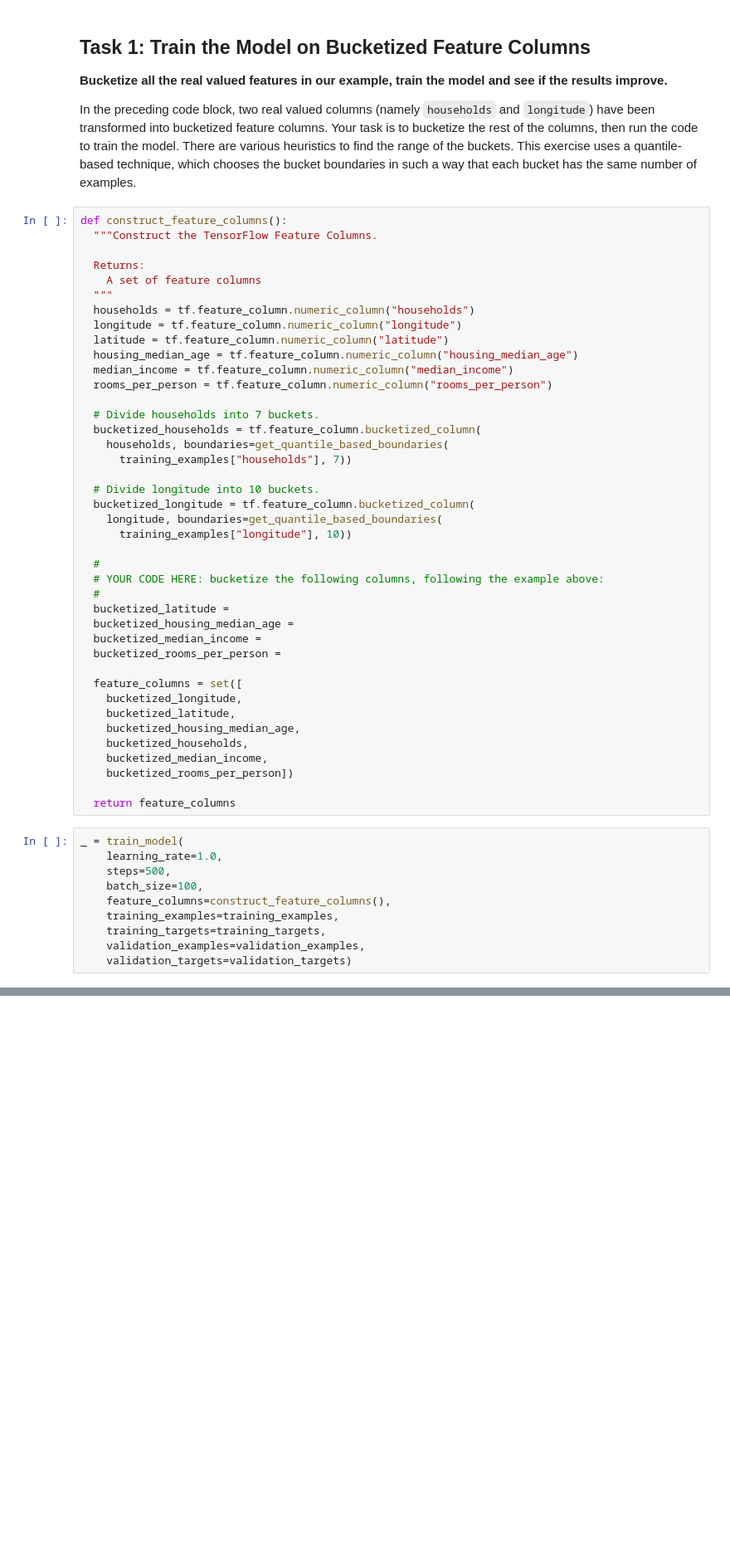
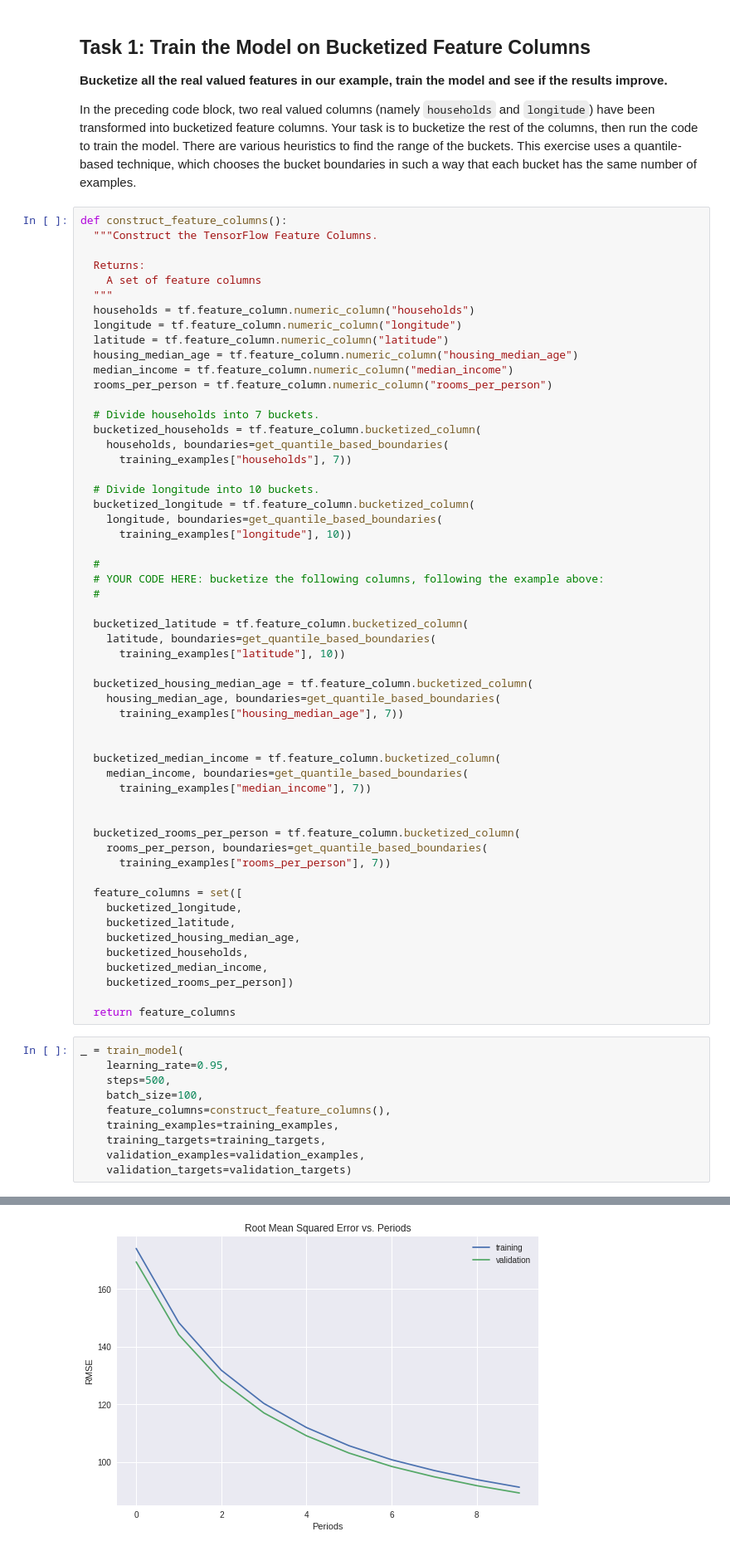
Before and after one commit to ArnabG99/Assignment-5, a Jupyter notebook: feature_crosses.ipynb, the cells around one changed output, grey strips where cells are left out. Shown: that part at 83% size. Cells and saved outputs as stored; diff of their text form; blank space fills up the shorter version.

```diff
--- a/feature_crosses.ipynb
+++ b/feature_crosses.ipynb
@@ -349,10 +411,24 @@ def construct_feature_columns():
   #
   # YOUR CODE HERE: bucketize the following columns, following the example above:
   #
-  bucketized_latitude =
-  bucketized_housing_median_age =
-  bucketized_median_income =
-  bucketized_rooms_per_person =
+
+  bucketized_latitude = tf.feature_column.bucketized_column(
+    latitude, boundaries=get_quantile_based_boundaries(
+      training_examples["latitude"], 10))
+
+  bucketized_housing_median_age = tf.feature_column.bucketized_column(
+    housing_median_age, boundaries=get_quantile_based_boundaries(
+      training_examples["housing_median_age"], 7))
+
+
+  bucketized_median_income = tf.feature_column.bucketized_column(
+    median_income, boundaries=get_quantile_based_boundaries(
+      training_examples["median_income"], 7))
+
+
+  bucketized_rooms_per_person = tf.feature_column.bucketized_column(
+    rooms_per_person, boundaries=get_quantile_based_boundaries(
+      training_examples["rooms_per_person"], 7))
 
   feature_columns = set([
     bucketized_longitude,
@@ -365,7 +441,7 @@ def construct_feature_columns():
   return feature_columns
 # %%
 _ = train_model(
-    learning_rate=1.0,
+    learning_rate=0.95,
     steps=500,
     batch_size=100,
     feature_columns=construct_feature_columns(),
@@ -373,3 +449,4 @@ _ = train_model(
     training_targets=training_targets,
     validation_examples=validation_examples,
     validation_targets=validation_targets)
+# %% [output]
@@ -376,3 +466,4 @@ _ = train_model(
+[figure, added]
 # %% [markdown]
 ### Solution
 
```
Also changed, not shown: parts of 7 cells of this notebook.
